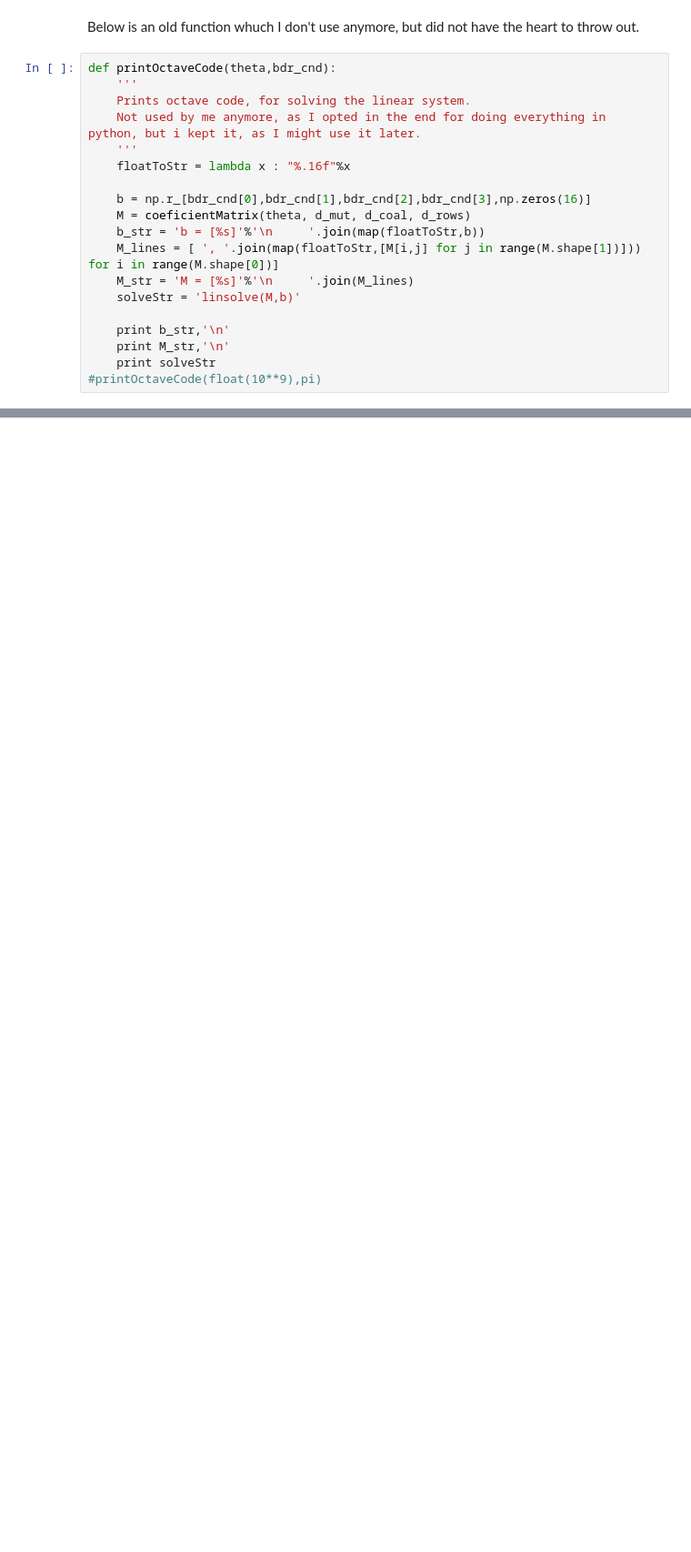
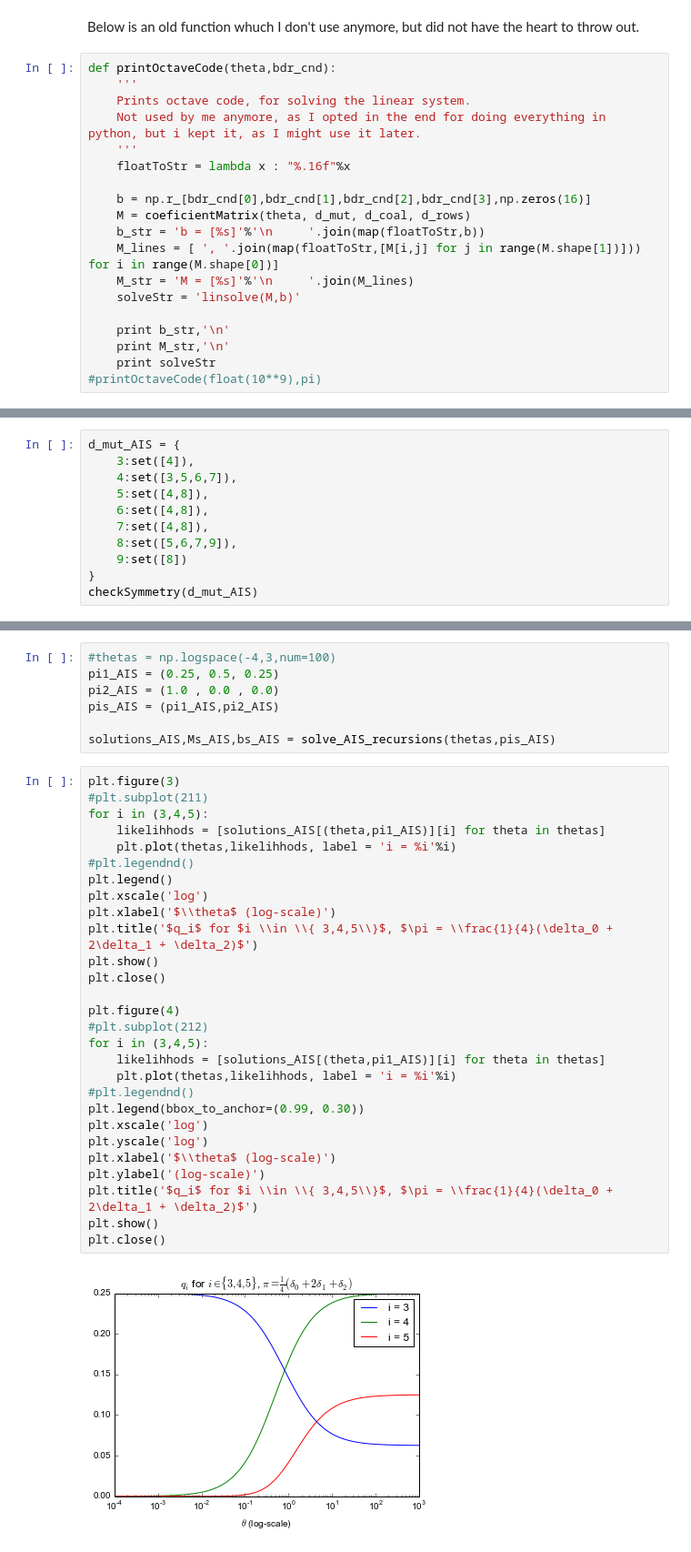
Before and after one commit to Cronjaeger/almost-infinite-sites-recursions, a Jupyter notebook: ipython_notebooks/explicit_solution_of_recursions.ipynb, the cells around one changed output, grey strips where cells are left out. Shown: that part at 91% size. Saved outputs shown, nothing was run; the diff lists cells and outputs as text; blank space fills up the shorter version.

```diff
--- a/ipython_notebooks/explicit_solution_of_recursions.ipynb
+++ b/ipython_notebooks/explicit_solution_of_recursions.ipynb
@@ -310,0 +411,11 @@ def printOctaveCode(theta,bdr_cnd):
+# %%
+d_mut_AIS = {
+    3:set([4]),
+    4:set([3,5,6,7]),
+    5:set([4,8]),
+    6:set([4,8]),
+    7:set([4,8]),
+    8:set([5,6,7,9]),
+    9:set([8])
+}
+checkSymmetry(d_mut_AIS)
@@ -310,0 +510,37 @@ def printOctaveCode(theta,bdr_cnd):
+# %%
+#thetas = np.logspace(-4,3,num=100)
+pi1_AIS = (0.25, 0.5, 0.25)
+pi2_AIS = (1.0 , 0.0 , 0.0)
+pis_AIS = (pi1_AIS,pi2_AIS)
+
+solutions_AIS,Ms_AIS,bs_AIS = solve_AIS_recursions(thetas,pis_AIS)
+# %%
+plt.figure(3)
+#plt.subplot(211)
+for i in (3,4,5):
+    likelihhods = [solutions_AIS[(theta,pi1_AIS)][i] for theta in thetas]
+    plt.plot(thetas,likelihhods, label = 'i = %i'%i)
+#plt.legendnd()
+plt.legend()
+plt.xscale('log')
+plt.xlabel('$\\theta$ (log-scale)')
+plt.title('$q_i$ for $i \\in \\{ 3,4,5\\}$, $\pi = \\frac{1}{4}(\delta_0 + 2\delta_1 + \delta_2)$')
+plt.show()
+plt.close()
+
+plt.figure(4)
+#plt.subplot(212)
+for i in (3,4,5):
+    likelihhods = [solutions_AIS[(theta,pi1_AIS)][i] for theta in thetas]
+    plt.plot(thetas,likelihhods, label = 'i = %i'%i)
+#plt.legendnd()
+plt.legend(bbox_to_anchor=(0.99, 0.30))
+plt.xscale('log')
+plt.yscale('log')
+plt.xlabel('$\\theta$ (log-scale)')
+plt.ylabel('(log-scale)')
+plt.title('$q_i$ for $i \\in \\{ 3,4,5\\}$, $\pi = \\frac{1}{4}(\delta_0 + 2\delta_1 + \delta_2)$')
+plt.show()
+plt.close()
+# %% [output]
+[figure, added]
```
Also changed, not shown: parts of 41 cells of this notebook, 20 other files.
